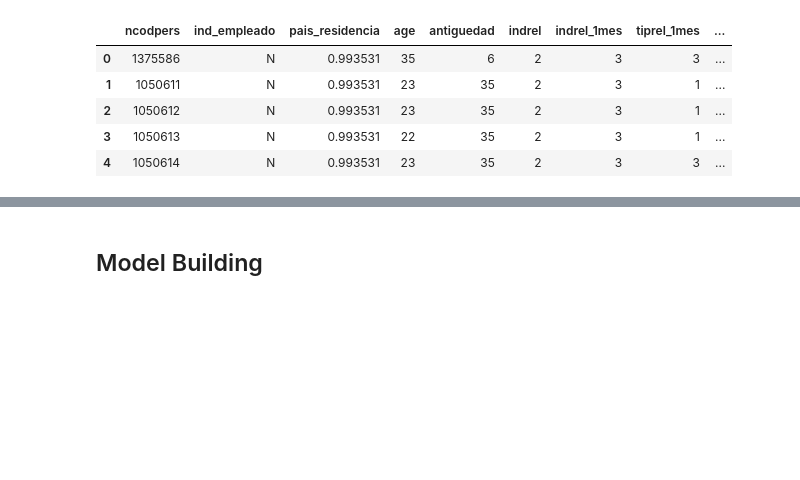
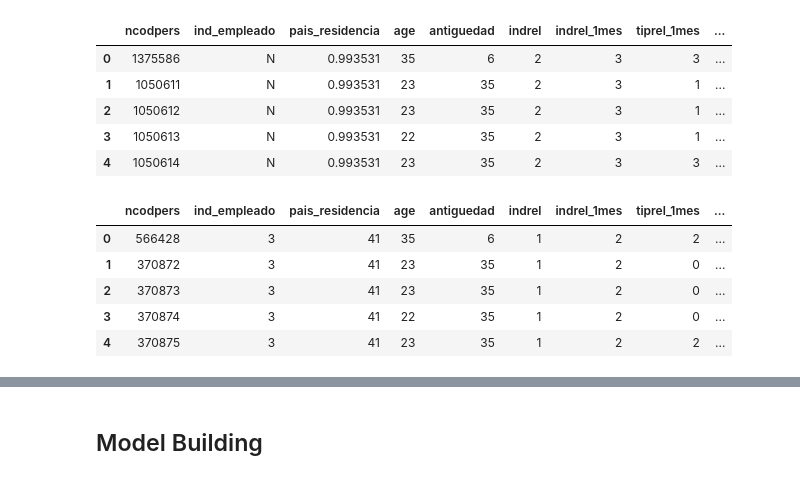
Before and after one commit to shelovescode000/CustomerSegmentationProject, a Jupyter notebook: Customer Segmentation.ipynb, the cells around one changed output, grey strips where cells are left out. Saved outputs shown, nothing was run; the diff lists cells and outputs as text; code cells hidden in the pictures; blank space fills up the shorter version.

```diff
--- a/Customer Segmentation.ipynb
+++ b/Customer Segmentation.ipynb
@@ -577,3 +667,20 @@ newdata
 | 2 | 1050612 | N | 0.993531 | 23 | 35 | 2 | 3 | 1 | ... |
 | 3 | 1050613 | N | 0.993531 | 22 | 35 | 2 | 3 | 1 | ... |
 | 4 | 1050614 | N | 0.993531 | 23 | 35 | 2 | 3 | 3 | ... |
+# %%
+newdatacopy= newdata.copy()
+# %%
+### Converting Variables that are Numerical to a numerical Varaibles
+for col in newdatacopy.columns:
+    if newdatacopy[col].dtypes  != "int":
+        LE =LabelEncoder()
+        newdatacopy[col]= LE.fit_transform(newdatacopy[col])
+# %%
+newdatacopy.head(5)
+# %% [output]
+|  | ncodpers | ind_empleado | pais_residencia | age | antiguedad | indrel | indrel_1mes | tiprel_1mes | ... |
+| 0 | 566428 | 3 | 41 | 35 | 6 | 1 | 2 | 2 | ... |
+| 1 | 370872 | 3 | 41 | 23 | 35 | 1 | 2 | 0 | ... |
+| 2 | 370873 | 3 | 41 | 23 | 35 | 1 | 2 | 0 | ... |
+| 3 | 370874 | 3 | 41 | 22 | 35 | 1 | 2 | 0 | ... |
+| 4 | 370875 | 3 | 41 | 23 | 35 | 1 | 2 | 2 | ... |
```
Also changed, not shown: parts of 37 cells of this notebook, 3 other files.
